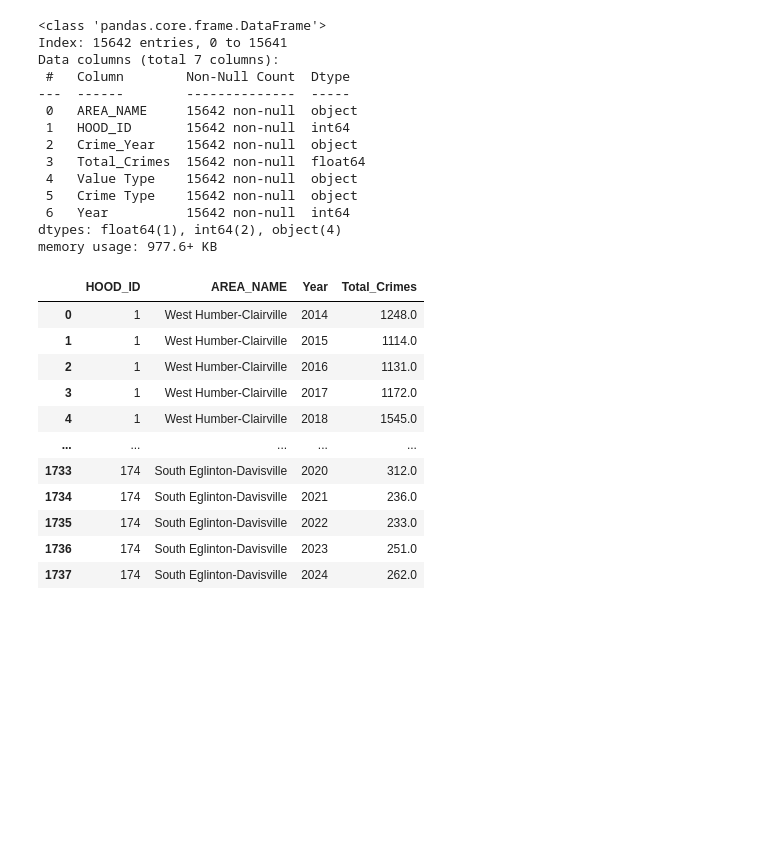
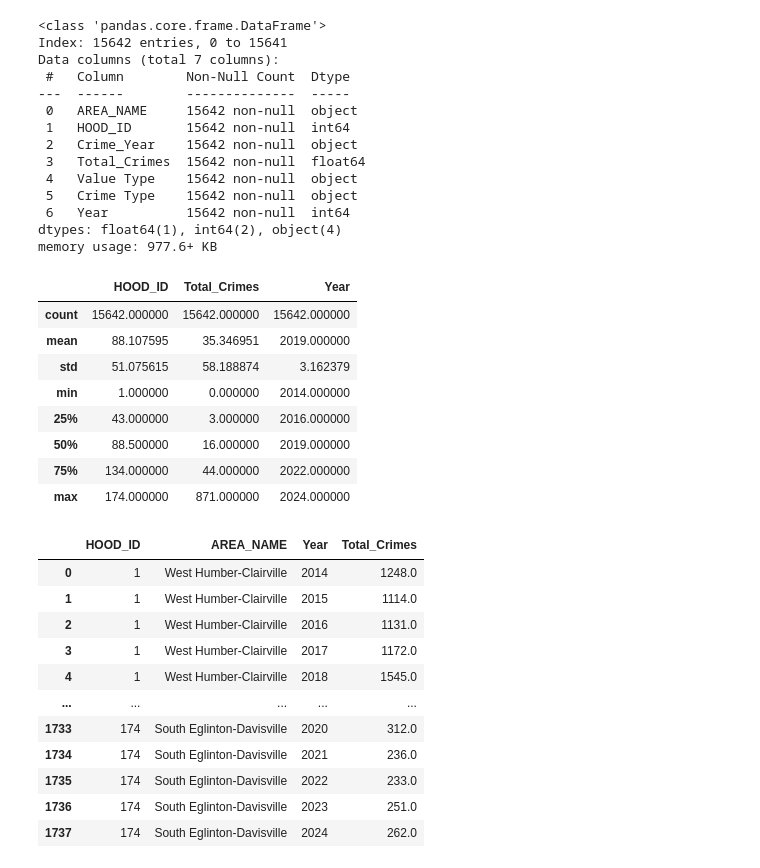
Before and after one commit to syn-namon/Neighbourhood-Crime-Rates-in-Toronto, a Jupyter notebook: code/Cleaning_data.ipynb, the cells around one changed output. Cells and saved outputs as stored; diff of their text form; code cells hidden in the pictures; blank space fills up the shorter version.

```diff
--- a/code/Cleaning_data.ipynb
+++ b/code/Cleaning_data.ipynb
@@ -5,7 +5,7 @@ import seaborn as sns
 import matplotlib.pyplot as plt
 sns.set_theme(style="white", rc={"axes.facecolor": (0, 0, 0, 0)})
 
-df_crimes = pd.read_csv('neighbourhood-crime-rates - 4326.csv',
+df_crimes = pd.read_csv('..//data/neighbourhood-crime-rates - 4326.csv',
 on_bad_lines='skip')
 df_crimes
 # %% [output]
@@ -164,6 +164,18 @@ Data columns (total 7 columns):
  6   Year          15642 non-null  int64
 dtypes: float64(1), int64(2), object(4)
 memory usage: 977.6+ KB
+# %%
+count_crimes_clean.describe()
+# %% [output]
+|  | HOOD_ID | Total_Crimes | Year |
+| count | 15642.000000 | 15642.000000 | 15642.000000 |
+| mean | 88.107595 | 35.346951 | 2019.000000 |
+| std | 51.075615 | 58.188874 | 3.162379 |
+| min | 1.000000 | 0.000000 | 2014.000000 |
+| 25% | 43.000000 | 3.000000 | 2016.000000 |
+| 50% | 88.500000 | 16.000000 | 2019.000000 |
+| 75% | 134.000000 | 44.000000 | 2022.000000 |
+| max | 174.000000 | 871.000000 | 2024.000000 |
 # %%
 crime_total = count_crimes_clean.groupby(['HOOD_ID', 'AREA_NAME', 'Year'])['Total_Crimes'].sum().reset_index()
 
```
Also changed, not shown: parts of 2 cells of this notebook, 15 other files.
